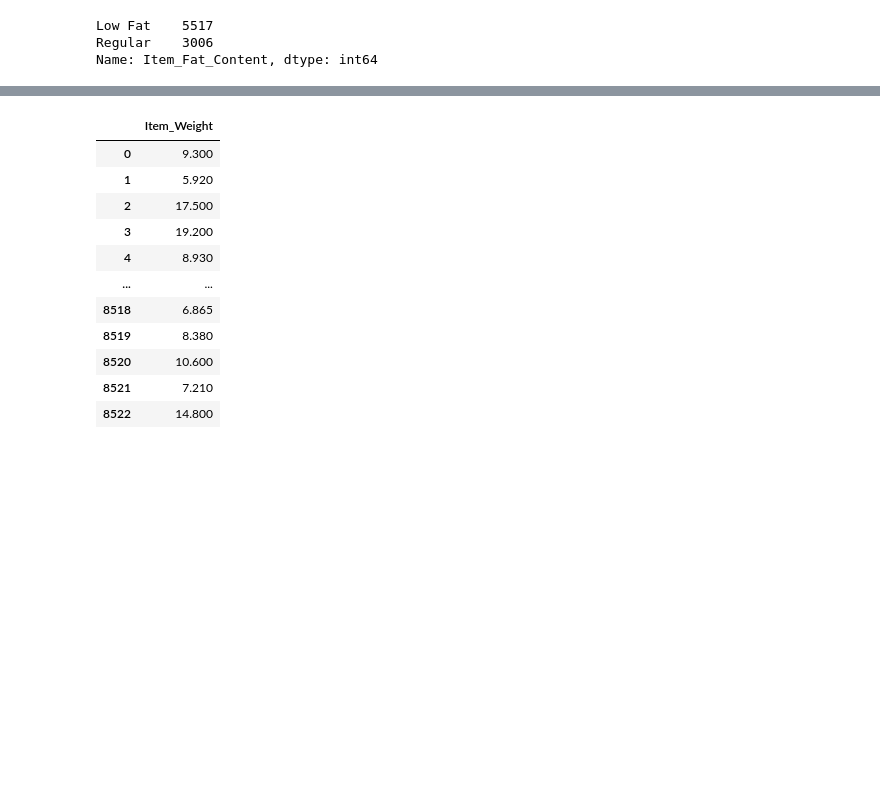
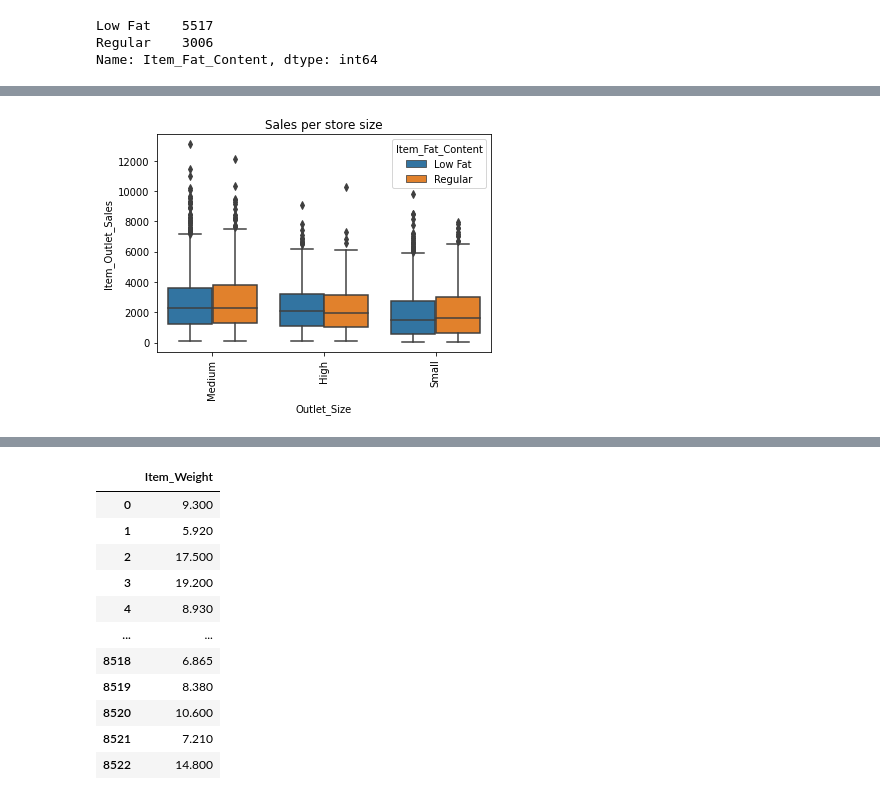
Before and after one commit to amrrahman1/Sales-Prediction, a Jupyter notebook: Sales_Pred_ML.ipynb, the cells around one changed output, grey strips where cells are left out. Saved outputs shown, nothing was run; the diff lists cells and outputs as text; code cells hidden in the pictures; blank space fills up the shorter version.

```diff
--- a/Sales_Pred_ML.ipynb
+++ b/Sales_Pred_ML.ipynb
@@ -113,0 +160,7 @@ Name: Item_Fat_Content, dtype: int64
+# %%
+## Boxplot to view statistical summaries of various features in your dataset.
+sns.boxplot(x='Outlet_Size', y='Item_Outlet_Sales', hue= 'Item_Fat_Content', data=sales_predictions);
+plt.title(label="Sales per store size");
+plt.xticks(rotation= 90);
+# %% [output]
+[figure, added]
```
Also changed, not shown: parts of 14 cells of this notebook.
